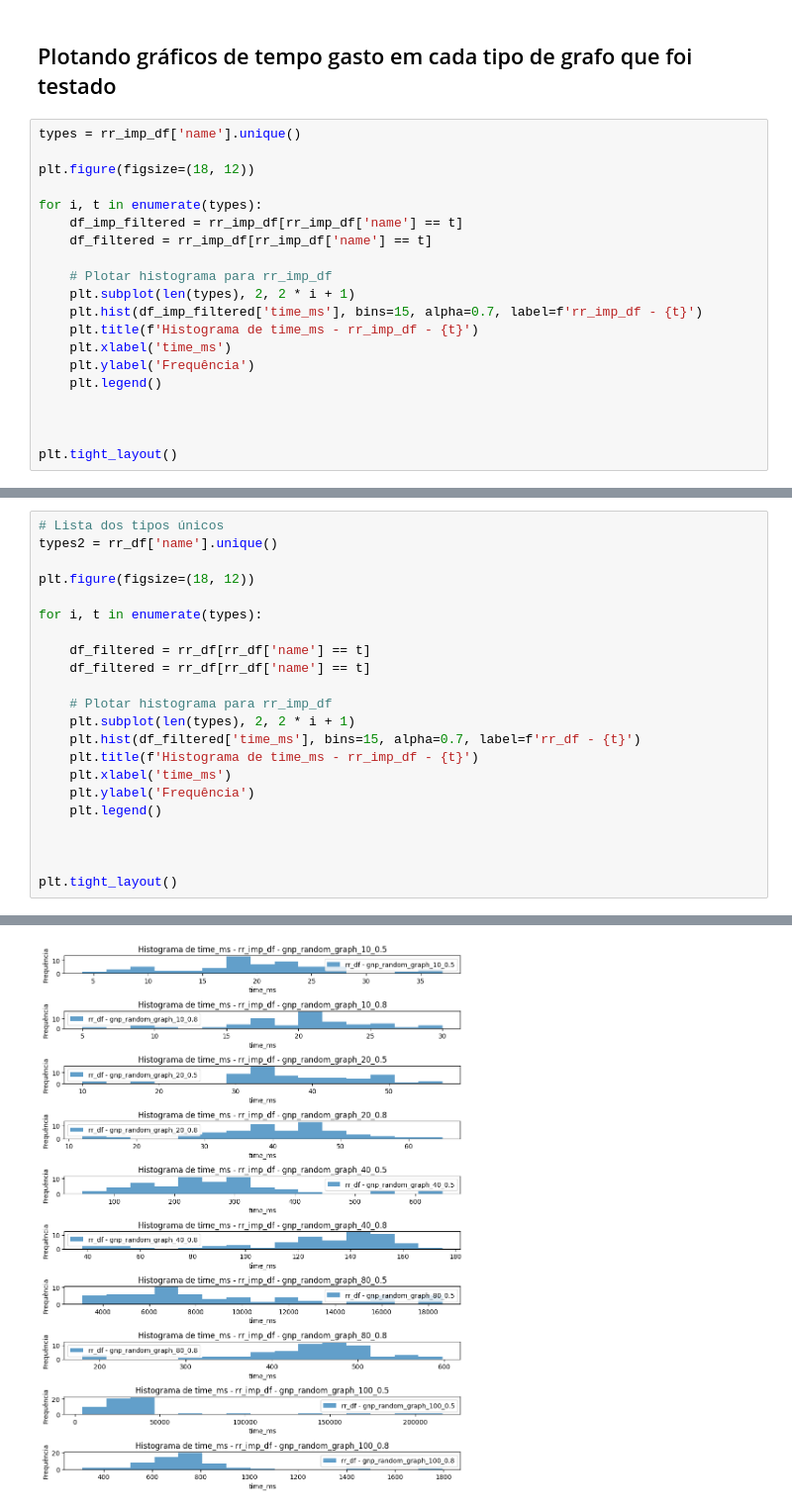
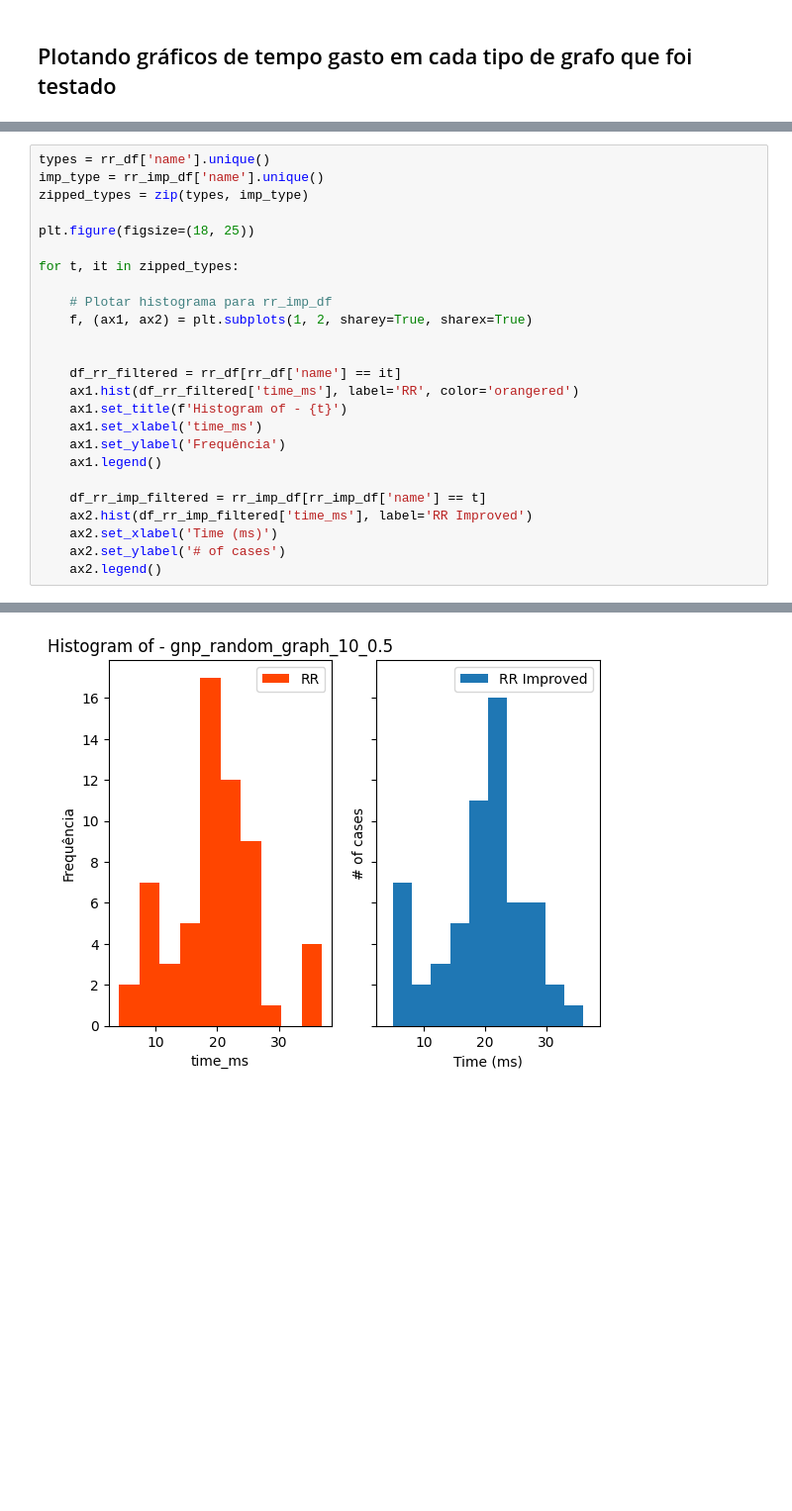
Before and after one commit to R-Stanz/Roman_Domination-ILP, a Jupyter notebook: data_analysis.ipynb, the cells around one changed output, grey strips where cells are left out. Shown at 99% size. Drawn from its saved outputs; the diff is of its cells as text; blank space fills up the shorter version.

Commit message:
Benchmarking Histograms Improved

```diff
--- a/data_analysis.ipynb
+++ b/data_analysis.ipynb
@@ -35,22 +19,2 @@ types2
 # %% [markdown]
 ## Plotando gráficos de tempo gasto em cada tipo de grafo que foi testado
-# %%
-types = rr_imp_df['name'].unique()
-
-plt.figure(figsize=(18, 12))
-
-for i, t in enumerate(types):
-    df_imp_filtered = rr_imp_df[rr_imp_df['name'] == t]
-    df_filtered = rr_imp_df[rr_imp_df['name'] == t]
-
-    # Plotar histograma para rr_imp_df
-    plt.subplot(len(types), 2, 2 * i + 1)
-    plt.hist(df_imp_filtered['time_ms'], bins=15, alpha=0.7, label=f'rr_imp_df - {t}')
-    plt.title(f'Histograma de time_ms - rr_imp_df - {t}')
-    plt.xlabel('time_ms')
-    plt.ylabel('Frequência')
-    plt.legend()
-
-
-
-plt.tight_layout()
@@ -59,23 +21,26 @@ plt.tight_layout()
 # %%
-# Lista dos tipos únicos
-types2 = rr_df['name'].unique()
+types = rr_df['name'].unique()
+imp_type = rr_imp_df['name'].unique()
+zipped_types = zip(types, imp_type)
 
-plt.figure(figsize=(18, 12))
+plt.figure(figsize=(18, 25))
 
-for i, t in enumerate(types):
-
-    df_filtered = rr_df[rr_df['name'] == t]
-    df_filtered = rr_df[rr_df['name'] == t]
+for t, it in zipped_types:
 
     # Plotar histograma para rr_imp_df
-    plt.subplot(len(types), 2, 2 * i + 1)
-    plt.hist(df_filtered['time_ms'], bins=15, alpha=0.7, label=f'rr_df - {t}')
-    plt.title(f'Histograma de time_ms - rr_imp_df - {t}')
-    plt.xlabel('time_ms')
-    plt.ylabel('Frequência')
-    plt.legend()
+    f, (ax1, ax2) = plt.subplots(1, 2, sharey=True, sharex=True)
 
 
+    df_rr_filtered = rr_df[rr_df['name'] == it]
+    ax1.hist(df_rr_filtered['time_ms'], label='RR', color='orangered')
+    ax1.set_title(f'Histogram of - {t}')
+    ax1.set_xlabel('time_ms')
+    ax1.set_ylabel('Frequência')
+    ax1.legend()
 
-plt.tight_layout()
+    df_rr_imp_filtered = rr_imp_df[rr_imp_df['name'] == t]
+    ax2.hist(df_rr_imp_filtered['time_ms'], label='RR Improved')
+    ax2.set_xlabel('Time (ms)')
+    ax2.set_ylabel('# of cases')
+    ax2.legend()
 # %% [output]
@@ -82 +48 @@ plt.tight_layout()
-[figure, old version]
+[figure, new version]
```
Also changed, not shown: parts of 7 cells of this notebook.
